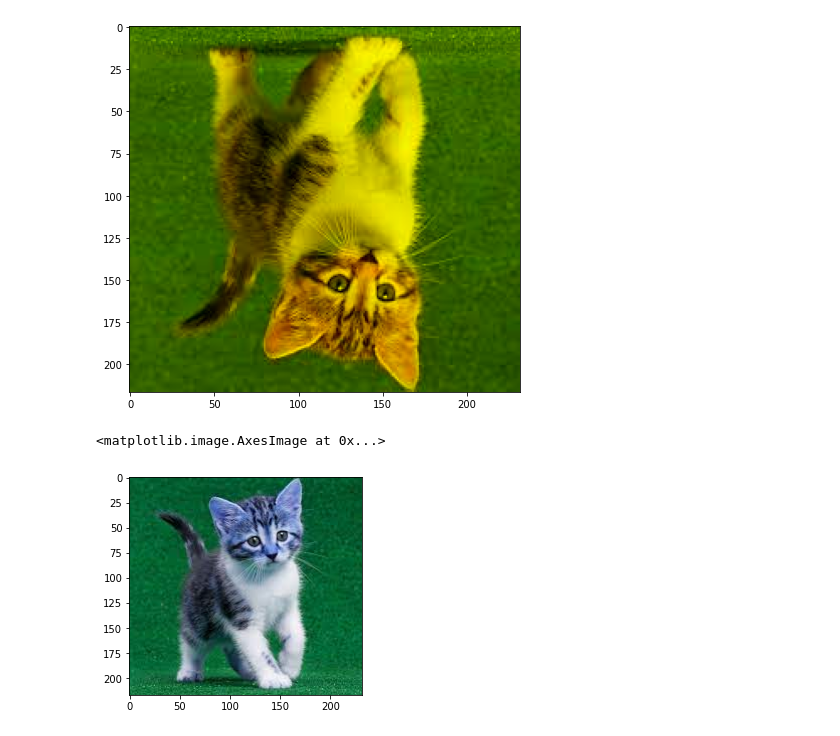
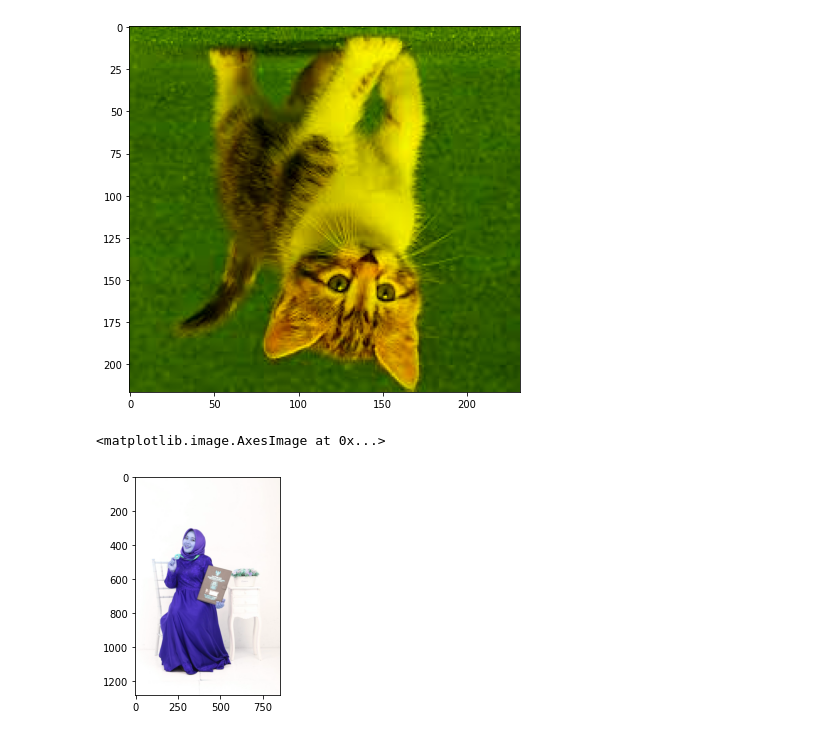
Before and after one commit to mmillania/PCVK_Genap_2021, a Jupyter notebook: Week2.ipynb, the cells around one changed output. Drawn from its saved outputs; the diff is of its cells as text; code cells hidden in the pictures.

```diff
--- a/Week2.ipynb
+++ b/Week2.ipynb
@@ -205,8 +205,8 @@ ax.imshow(img_t)
 [figure]
 # %%
 # 6. Buat rectangle dan circle pada bagian wajah dari image kitten!
-img_f = cv.imread('/content/drive/MyDrive/PCVK_MM/kitten.jpg')
+img_f = cv.imread('/content/drive/MyDrive/PCVK_MM/me.jpg')
 plt.imshow(img_f)
 # %% [output]
 <matplotlib.image.AxesImage at 0x...>
-[figure, old version]
+[figure, new version]
```
Also changed, not shown: parts of 7 cells of this notebook.
